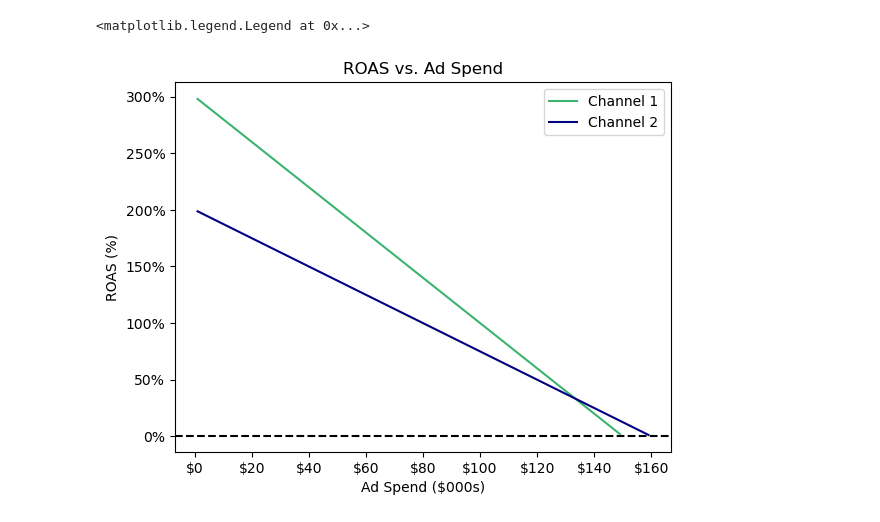
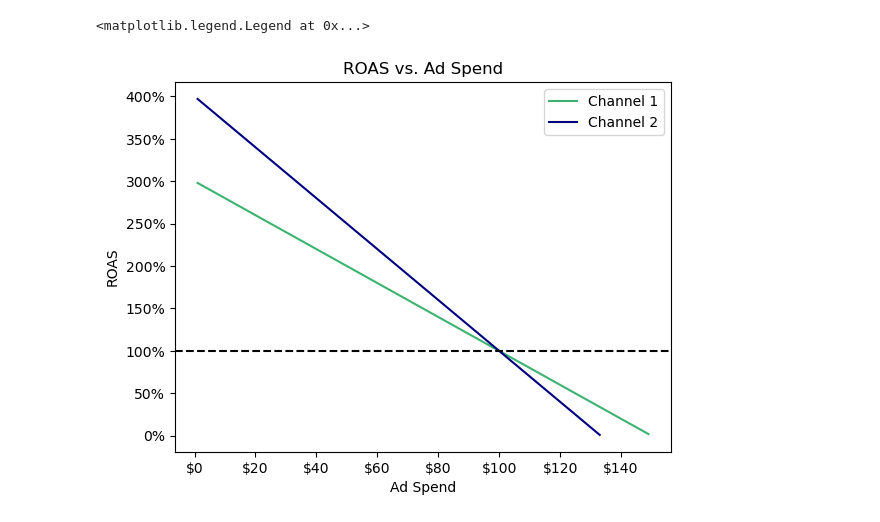
Before and after one commit to ESeufert/mmm_scratch, a Jupyter notebook: mmm_test.ipynb, the cells around one changed output. Saved outputs shown, nothing was run; the diff lists cells and outputs as text; code cells hidden in the pictures.

```diff
--- a/mmm_test.ipynb
+++ b/mmm_test.ipynb
@@ -1,33 +1,33 @@
+# %%
+def build_roas_curve( m, b, x ):
+    roas = ( m * x ) + b
+    if roas > 0:
+        return roas
+    return None
+
+x_range = [ x for x in range( 1, 365) ]
+
+roas_curve_1 = [ build_roas_curve( -2, 300, x ) for x in x_range ]
+roas_curve_2 = [ build_roas_curve( -3, 400, x ) for x in x_range ]
 # %%
 import matplotlib.pyplot as plt
 import matplotlib.ticker as mtick
 from matplotlib.ticker import PercentFormatter
 
-def ROAS_curve( m, b, x ):
-    roas = m*x+b
-    if roas > 0:
-        return roas / 100
-    return None
-
-x_range = [ x for x in range( 1, 365) ]
-
-roas_curve_1 = [ ROAS_curve( -2, 300, x ) for x in x_range ]
-roas_curve_2 = [ ROAS_curve( -1.25, 200, x ) for x in x_range ]
-
 plt.plot(x_range, roas_curve_1, color='mediumseagreen', label='Channel 1' )
 plt.plot(x_range, roas_curve_2, color='navy', label='Channel 2' )
-plt.axhline( y=0, color='black', linestyle='dashed' )
-plt.gca().yaxis.set_major_formatter(PercentFormatter(1))
+plt.axhline( y=100, color='black', linestyle='dashed' )
+plt.gca().yaxis.set_major_formatter(PercentFormatter(100))
 plt.gca().xaxis.set_major_formatter('${x:1.0f}')
 
 plt.title("ROAS vs. Ad Spend", loc = 'center')
-plt.xlabel("Ad Spend ($000s)")
-plt.ylabel("ROAS (%)")
+plt.xlabel("Ad Spend")
+plt.ylabel("ROAS")
 
 plt.legend(loc="upper right")
 # %% [output]
 <matplotlib.legend.Legend at 0x...>
-[figure, old version]
+[figure, new version]
 # %%
 import matplotlib.pyplot as plt
 import matplotlib.ticker as mtick
```
Also changed, not shown: parts of 1 cell of this notebook.
